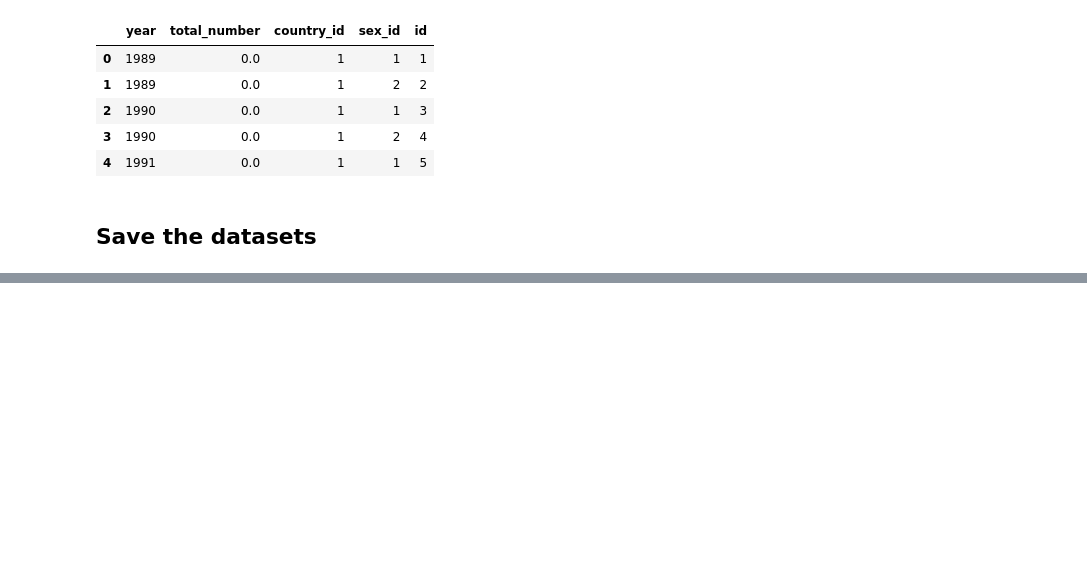
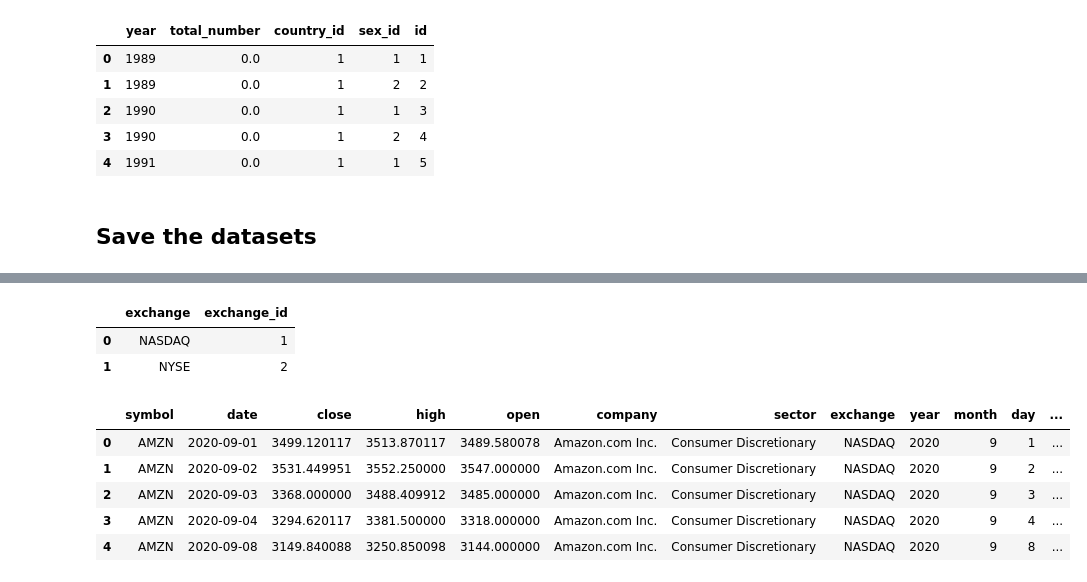
Before and after one commit to alberto-guzman/sql_hw_notebooks, a Jupyter notebook: hw3.ipynb, the cells around one changed output, grey strips where cells are left out. Saved outputs shown, nothing was run; the diff lists cells and outputs as text; code cells hidden in the pictures; blank space fills up the shorter version.

```diff
--- a/hw3.ipynb
+++ b/hw3.ipynb
@@ -131,0 +183,5 @@ tb_per_year.to_csv('tb_per_year.csv', header=True, index=False)
+# %%
+company_info = ls.groupby(['symbol','company','sector']).size().reset_index(name='num_rows')
+company_info.drop(columns=['num_rows'], inplace=True)
+#this make a simpler table with just country
+company_info['company_id'] = company_info.index + 1
@@ -131,0 +211,18 @@ tb_per_year.to_csv('tb_per_year.csv', header=True, index=False)
+# %%
+exchange_info
+# %% [output]
+|  | exchange | exchange_id |
+| 0 | NASDAQ | 1 |
+| 1 | NYSE | 2 |
+# %%
+ls_copy = pd.merge( ls, company_info.loc[:, ['company_id', 'company']], on='company', how='left').\
+merge(exchange_info.loc[:, ['exchange', 'exchange_id']], on='exchange', how='left')
+# %%
+ls_copy.head()
+# %% [output]
+|  | symbol | date | close | high | open | company | sector | exchange | year | month | day | ... |
+| 0 | AMZN | 2020-09-01 | 3499.120117 | 3513.870117 | 3489.580078 | Amazon.com Inc. | Consumer Discretionary | NASDAQ | 2020 | 9 | 1 | ... |
+| 1 | AMZN | 2020-09-02 | 3531.449951 | 3552.250000 | 3547.000000 | Amazon.com Inc. | Consumer Discretionary | NASDAQ | 2020 | 9 | 2 | ... |
+| 2 | AMZN | 2020-09-03 | 3368.000000 | 3488.409912 | 3485.000000 | Amazon.com Inc. | Consumer Discretionary | NASDAQ | 2020 | 9 | 3 | ... |
+| 3 | AMZN | 2020-09-04 | 3294.620117 | 3381.500000 | 3318.000000 | Amazon.com Inc. | Consumer Discretionary | NASDAQ | 2020 | 9 | 4 | ... |
+| 4 | AMZN | 2020-09-08 | 3149.840088 | 3250.850098 | 3144.000000 | Amazon.com Inc. | Consumer Discretionary | NASDAQ | 2020 | 9 | 8 | ... |
```
Also changed, not shown: parts of 15 cells of this notebook.
